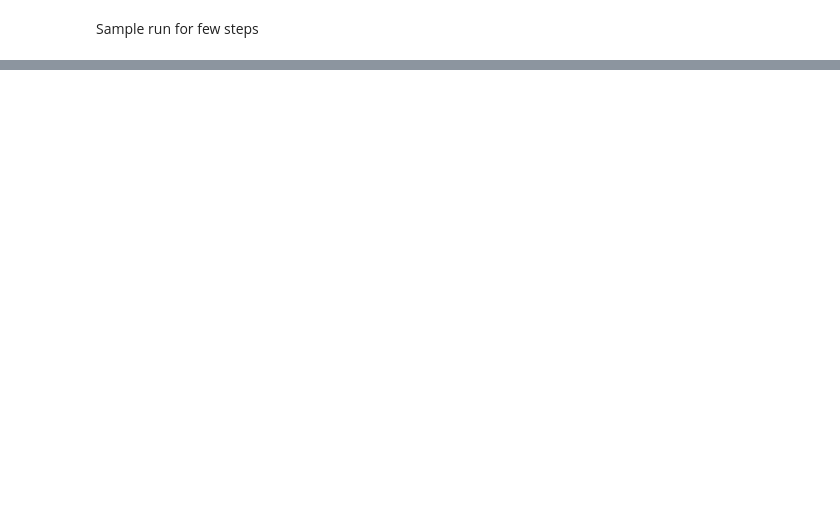
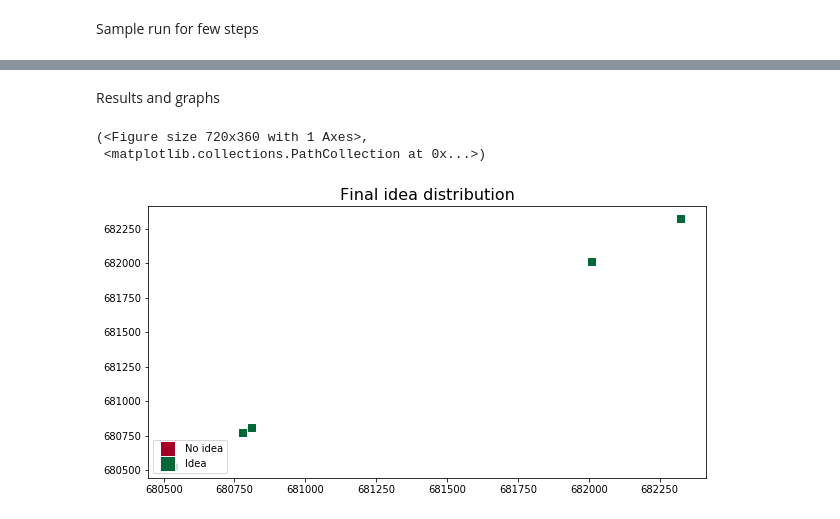
Before and after one commit to souryavarenya/Emergence-of-cooperation-Solar-communities, a Jupyter notebook: code/main.ipynb, the cells around one changed output, grey strips where cells are left out. Drawn from its saved outputs; the diff is of its cells as text; code cells hidden in the pictures; blank space fills up the shorter version.

Commit message:
Re-added simple result visualization (map and .gif)

```diff
--- a/code/main.ipynb
+++ b/code/main.ipynb
@@ -41,2 +47,7 @@ with open(m_data_file) as myjson:
+# %%
+#Example of arrays that will contain data wrto time and agent
+profit_array = np.zeros([n_steps+1,n_agents])
+idea_array = np.zeros([n_steps+1,n_agents])
+utility_array = np.zeros([n_steps+1,n_agents])
 # %% [markdown]
 Sample run for few steps
@@ -65,0 +54,17 @@ new_agent
+# %%
+model = BuildingModel(BuildingAgent, b_data, n_agents, data_dict)
+
+#Get initial data of interest
+for i in range(0,n_agents):
+    profit_array[0,i] = model.agent_list[i].profit
+    idea_array[0,i] = float(model.agent_list[i].idea)
+    utility_array[0,i] = model.agent_list[i].utility
+
+for timestep in range(n_steps):
+    model.step()
+
+    #Get current data of interest
+    for i in range(0,n_agents):
+        profit_array[1+timestep,i] = model.agent_list[i].profit
+        idea_array[1+timestep,i] = float(model.agent_list[i].idea)
+        utility_array[1+timestep,i] = model.agent_list[i].utility
@@ -65,0 +89,9 @@ new_agent
+# %% [markdown]
+Results and graphs
+# %%
+#Final Idea ColourMap
+ColourMap(model.x_coord, model.y_coord, idea_array[n_steps], col_range=(0,1), x_label="", y_label="", colorbar=0, Nlegend=2, color_label=['No idea', 'Idea'], title="Final idea distribution", size=(10,5),cmap='RdYlGn',markersize=50,save=0,filename="IdeaMap.svg")
+# %% [output]
+(<Figure size 720x360 with 1 Axes>,
+ <matplotlib.collections.PathCollection at 0x...>)
+[figure, added]
```
Also changed, not shown: parts of 5 cells of this notebook.
